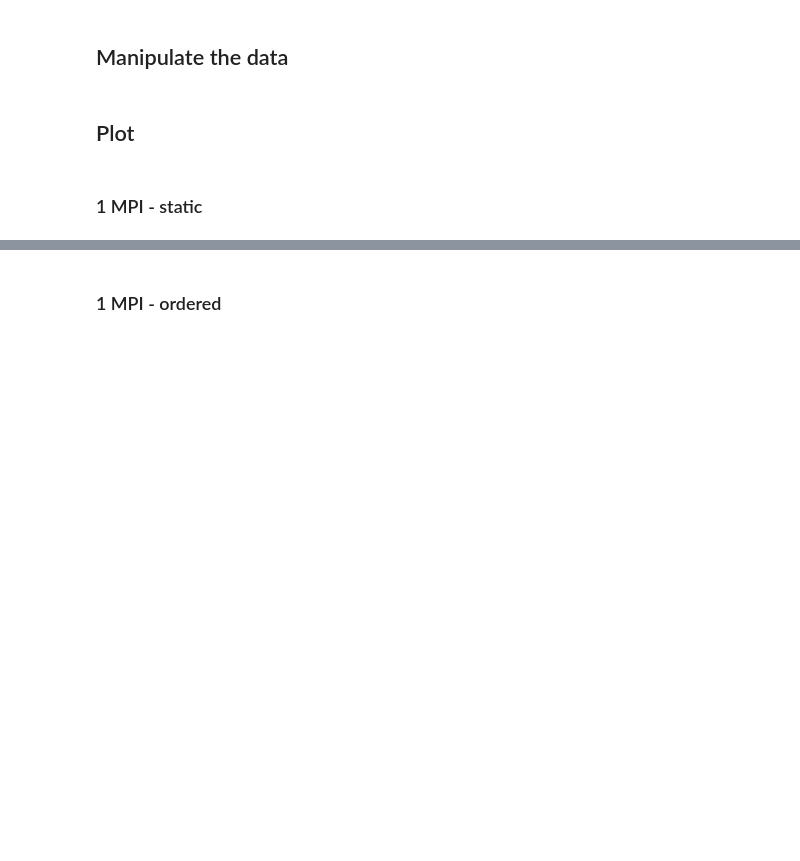
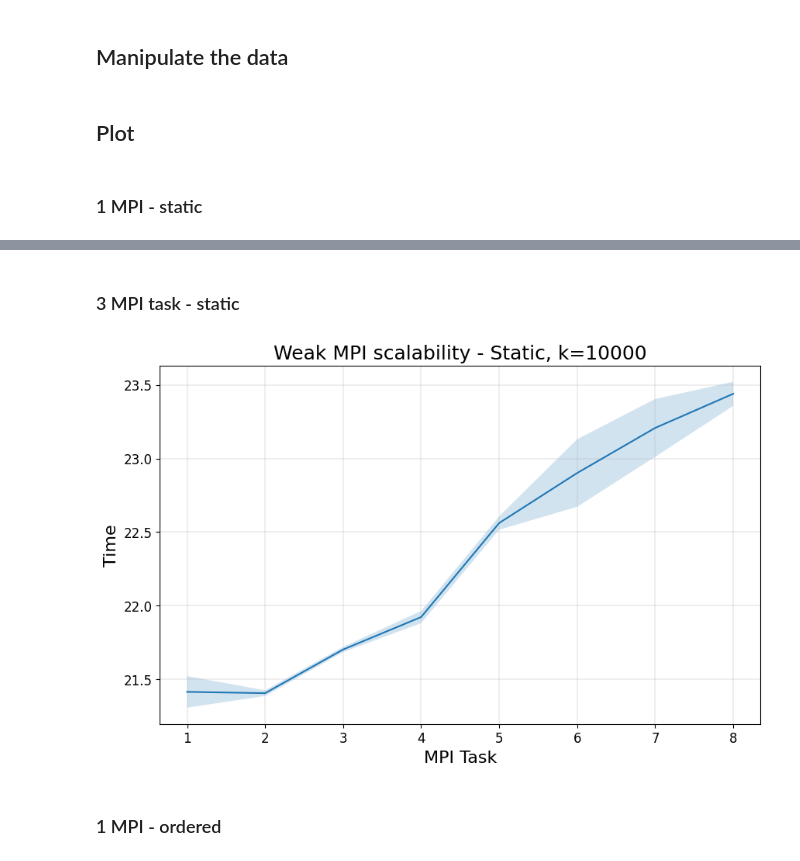
Before and after one commit to paolodr98/Final-assigments-FHPC-course-2022-2023, a Jupyter notebook: exercise1/data/weak_MPI/analize_weak_MPI.ipynb, the cells around one changed output, grey strips where cells are left out. Saved outputs shown, nothing was run; the diff lists cells and outputs as text; code cells hidden in the pictures; blank space fills up the shorter version.

```diff
--- a/exercise1/data/weak_MPI/analize_weak_MPI.ipynb
+++ b/exercise1/data/weak_MPI/analize_weak_MPI.ipynb
@@ -68,2 +109,22 @@ plt.show()
+# %% [markdown]
+### 3 MPI task - static
+# %%
+plt.figure(figsize=(10, 6))
+
+plt.plot(n_threads, THIN_static_means_3)
+
+plt.fill_between(n_threads, THIN_static_means_3 - THIN_static_std_3, THIN_static_means_3 + THIN_static_std_3, alpha=0.2)
+
+plt.xlabel('MPI Task', fontsize = 16)
+plt.ylabel('Time', fontsize = 16)
+plt.title('Weak MPI scalability - Static, k=10000', fontsize = 18)
+
+plt.xticks(fontsize=12)
+plt.yticks(fontsize=12)
+
+plt.grid(linewidth = 0.3)
+plt.show()
+# %% [output]
+[figure, added]
 # %% [markdown]
 ### 1 MPI - ordered
```
Also changed, not shown: parts of 10 cells of this notebook, 1 other file.
